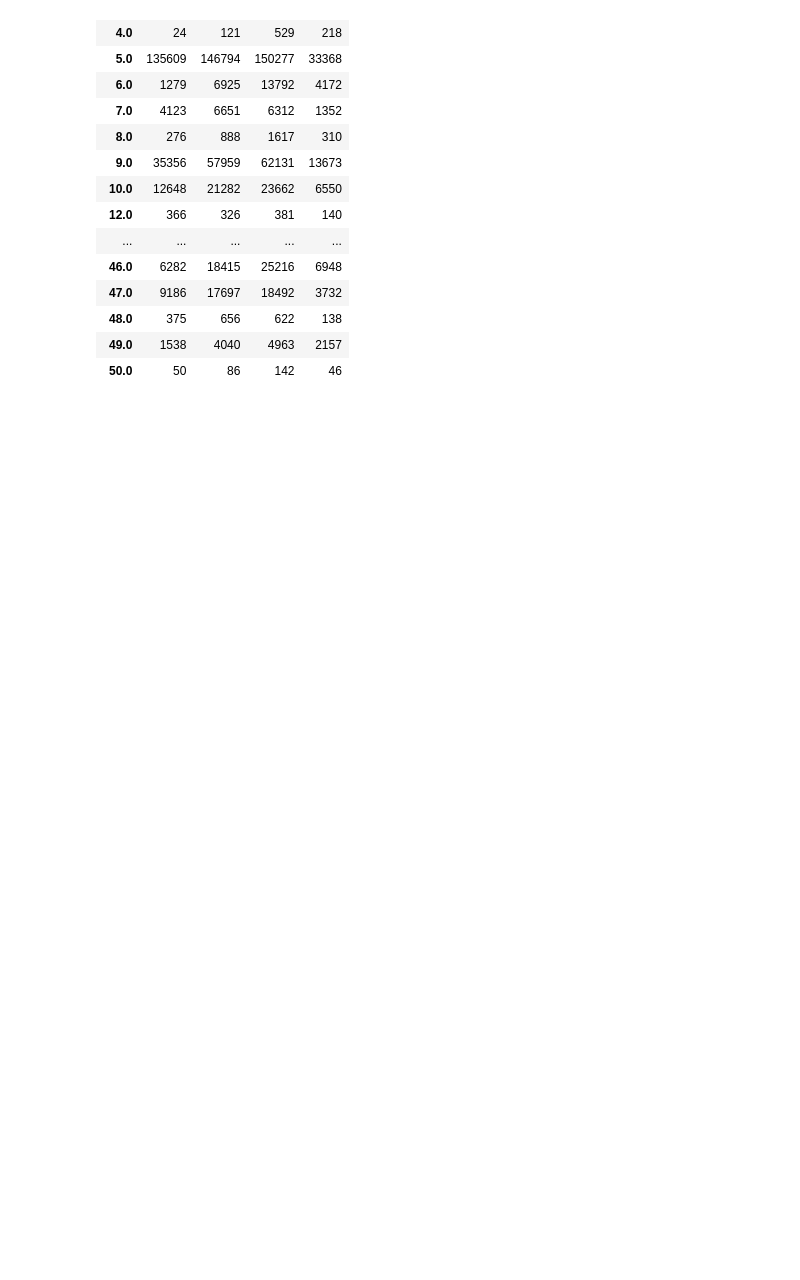
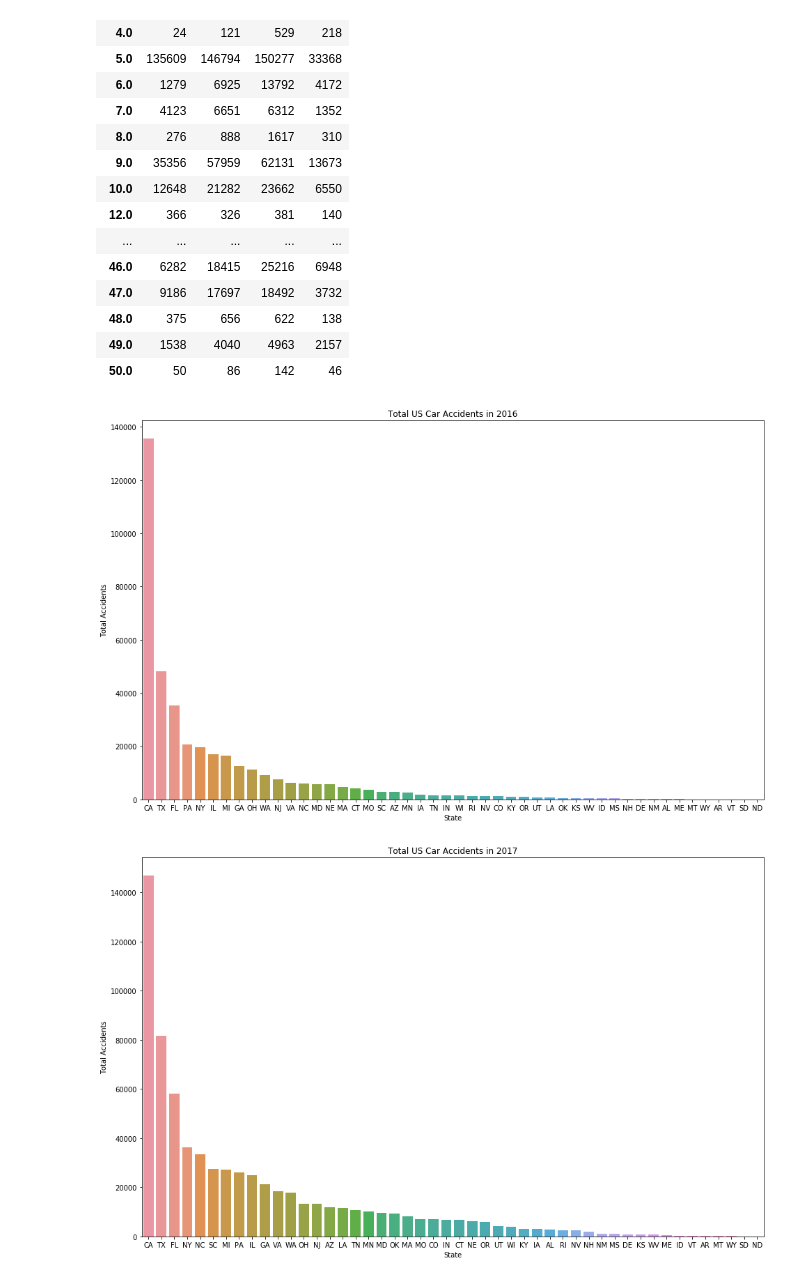
Before and after one commit to shekharchalise/road-accidents-data-analysis, a Jupyter notebook: crashes_by_state.ipynb, the cells around one changed output. Saved outputs shown, nothing was run; the diff lists cells and outputs as text; code cells hidden in the pictures; blank space fills up the shorter version.

```diff
--- a/crashes_by_state.ipynb
+++ b/crashes_by_state.ipynb
@@ -181,3 +181,25 @@ us_state_abbrev = {
 states_by_year = states_by_year.rename(mapper=us_state_name)
 states_by_year = states_by_year.rename(mapper=us_state_abbrev)
 drivers = drivers.rename(mapper=us_state_abbrev)
+# %%
+states = states_by_year.index.unique()
+graph_values = {}
+for year in range(2016, 2019):
+    year = str(year)
+    for state in states:
+        accidents = states_by_year.loc[state, year]
+        graph_values[state] = accidents
+    graph_df = pd.DataFrame(list(graph_values.items()))
+    graph_df.columns = ['State', 'Accidents']
+    graph_df = graph_df.sort_values('Accidents', ascending=False)
+    graph_df
+
+    plt.figure(figsize=(16,10))
+    graph = sns.barplot(x='State', y='Accidents', data=graph_df, order=graph_df['State'])
+    graph.set(ylabel='Total Accidents')
+    graph.set_title(f"Total US Car Accidents in {year}")
+    graph = graph.get_figure()
+    graph.savefig(f'./figures/accidents_{year}.png')
+# %% [output]
+[figure, added]
+[figure, added]
```
Also changed, not shown: parts of 2 cells of this notebook, 6 other files.
